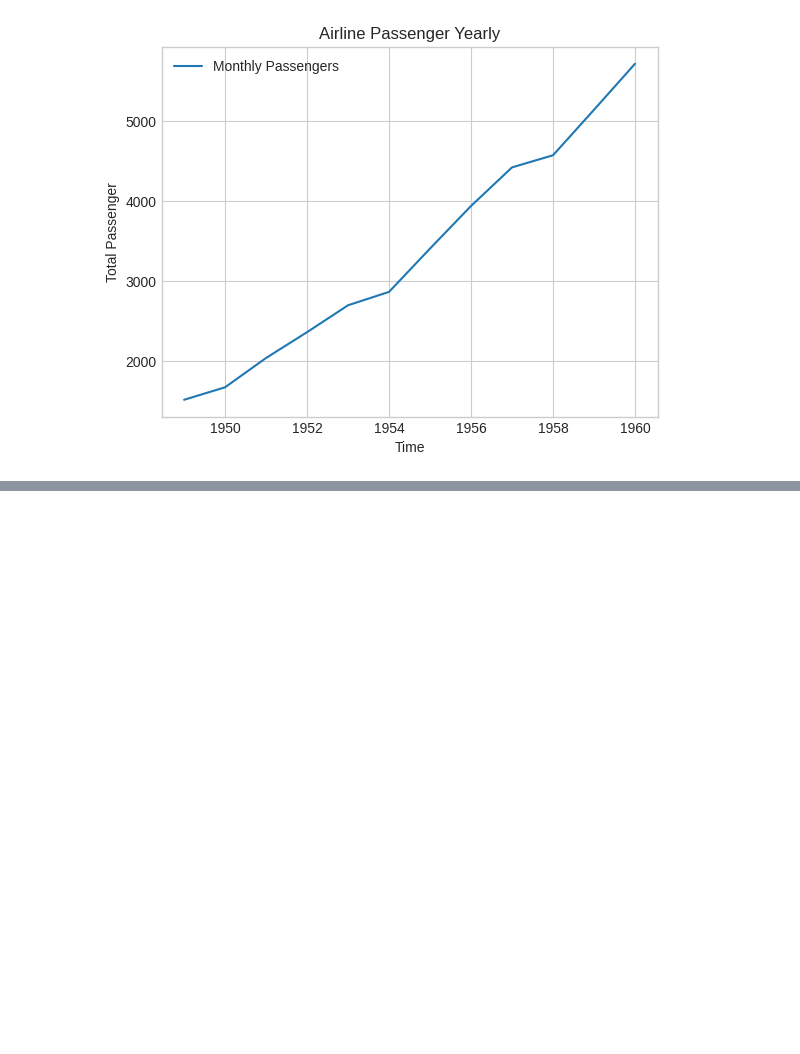
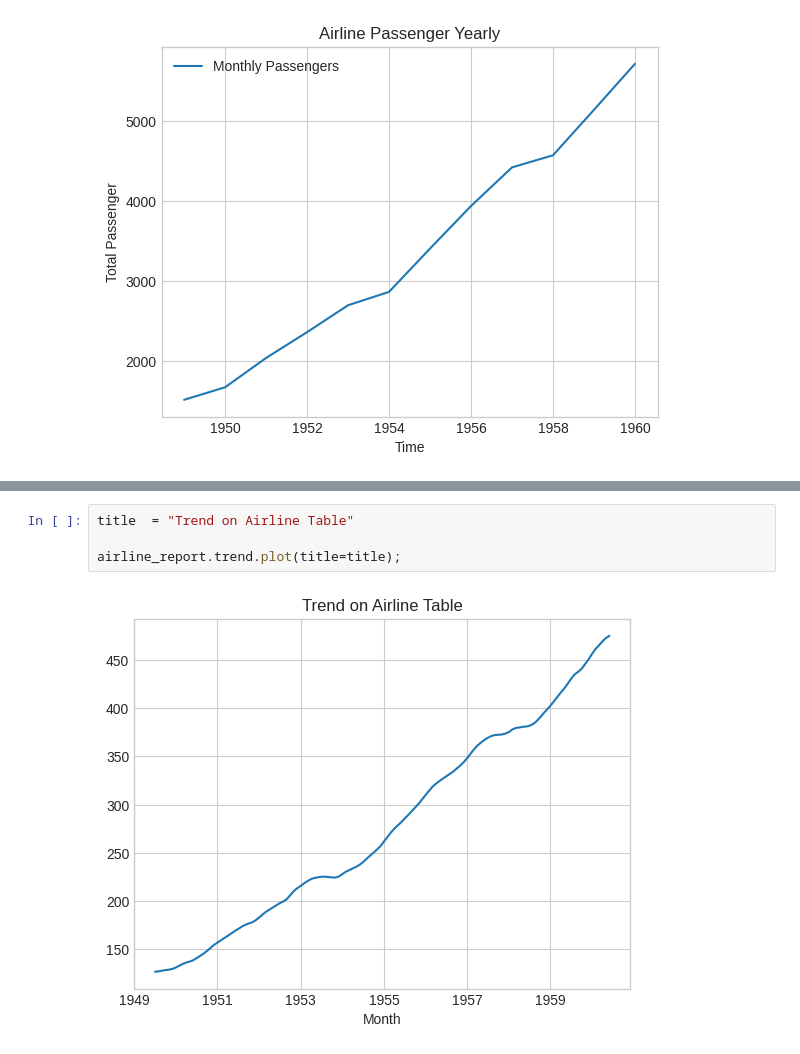
Before and after one commit to Kelniit/Jar, a Jupyter notebook: Lab 01.ipynb, the cells around one changed output, grey strips where cells are left out. Cells and saved outputs as stored; diff of their text form; blank space fills up the shorter version.

```diff
--- a/Lab 01.ipynb
+++ b/Lab 01.ipynb
@@ -114,0 +141,6 @@ total.plot.line(title=title, xlabel=xlabel, ylabel=ylabel);
+# %%
+title  = "Trend on Airline Table"
+
+airline_report.trend.plot(title=title);
+# %% [output]
+[figure, added]
```
Also changed, not shown: parts of 27 cells of this notebook.
